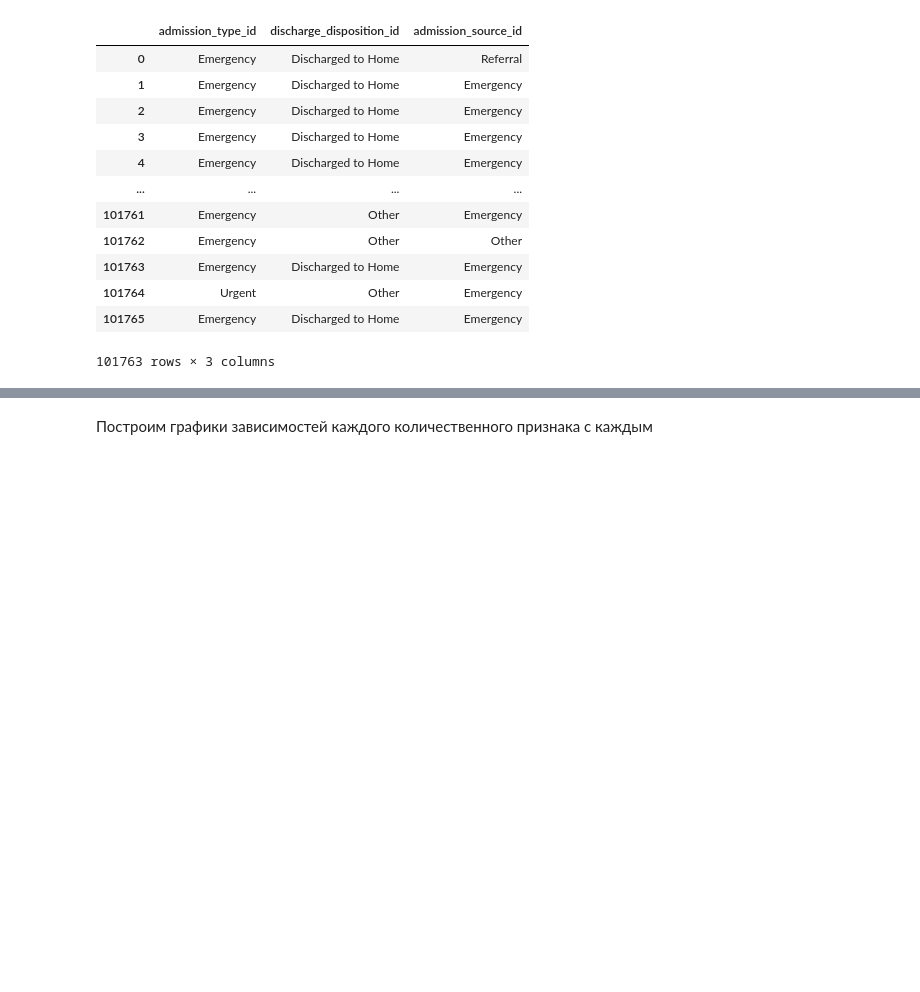
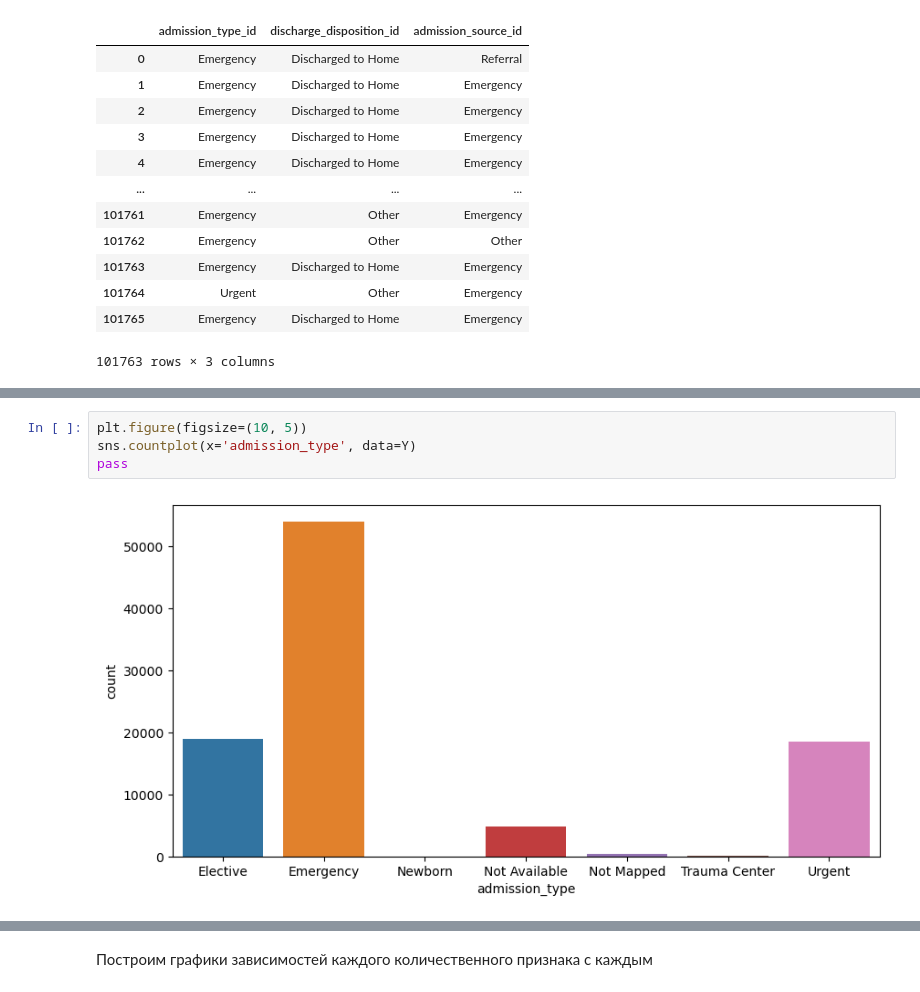
Before and after one commit to Falirchik/ML, a Jupyter notebook: practice .ipynb, the cells around one changed output, grey strips where cells are left out. Drawn from its saved outputs; the diff is of its cells as text; blank space fills up the shorter version.

```diff
--- a/practice .ipynb
+++ b/practice .ipynb
@@ -552,0 +566,6 @@ cat_data
+# %%
+plt.figure(figsize=(10, 5))
+sns.countplot(x='admission_type', data=Y)
+pass
+# %% [output]
+[figure, added]
```
Also changed, not shown: parts of 15 cells of this notebook.
